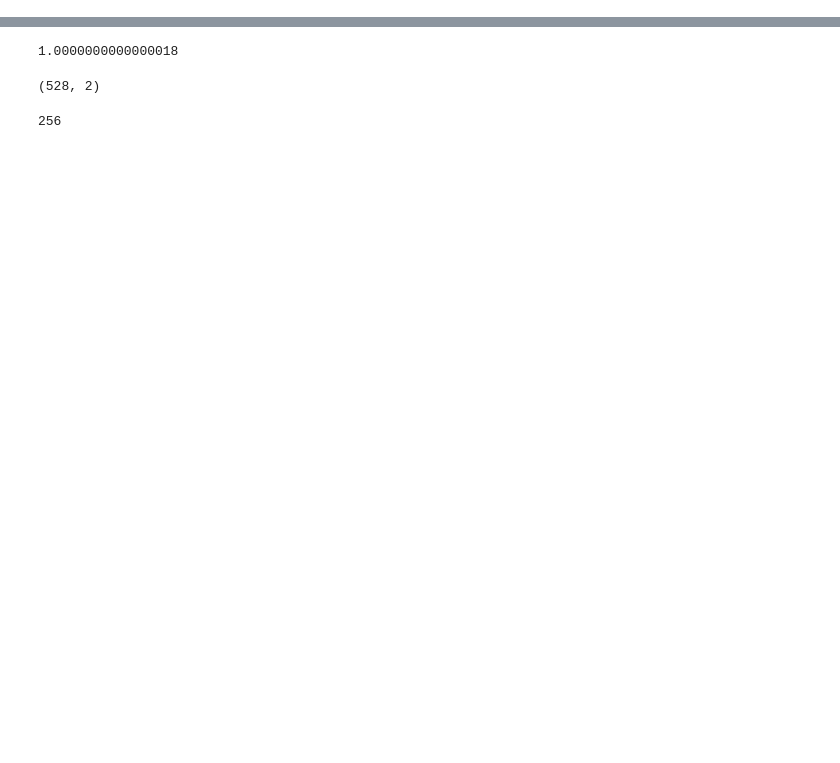
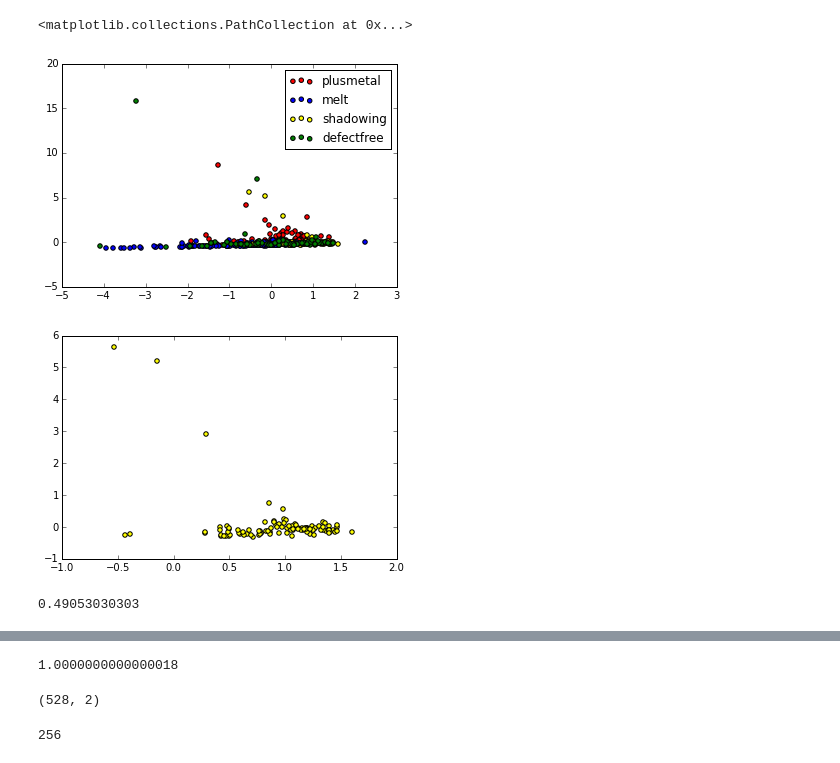
Before and after one commit to pitodogo/Verify-the-features-without-label, a Jupyter notebook: Untitled.ipynb, the cells around one changed output, grey strips where cells are left out. Saved outputs shown, nothing was run; the diff lists cells and outputs as text; code cells hidden in the pictures; blank space fills up the shorter version.

```diff
--- a/Untitled.ipynb
+++ b/Untitled.ipynb
@@ -47,0 +55,21 @@ from __future__ import division
+# %%
+## Plot the Result
+import matplotlib.pyplot as plt
+color = ["red","blue","yellow","green"]
+rlt = []
+for k in range(4):
+    temp = np.asarray([p for i,p in enumerate(pca_hist) if labels[i]==k])
+    X = temp[:,1]
+    Y = temp[:,0]
+    rlt.append(plt.scatter(X,Y,c=color[k]))
+plt.legend(rlt,categories,loc=1)
+
+plt.figure()
+temp = np.asarray([p for i,p in enumerate(pca_hist) if labels[i]==2])
+X = temp[:,1]
+Y = temp[:,0]
+plt.scatter(X,Y,c=color[2])
+# %% [output]
+<matplotlib.collections.PathCollection at 0x...>
+[figure, added]
+[figure, added]
@@ -64,0 +86,18 @@ plt.show()
+# %%
+### Checking the Quality of the Clustering
+
+### Compute Purity of the Clustering
+n_cluster = 4
+Current_data = pca_hist
+km = KMeans(n_clusters=n_cluster)
+classified_clusters = km.fit_predict(Current_data)
+sum_of_majority = 0
+for k in range(n_cluster):
+    index = np.where(classified_clusters==k)
+    cor_label = np.asarray(labels)[index]
+    bin_count = np.bincount(cor_label)
+    majority = np.max(bin_count)
+    sum_of_majority += majority
+print(sum_of_majority/len(labels))
+# %% [output]
+0.49053030303
```
Also changed, not shown: parts of 11 cells of this notebook.
